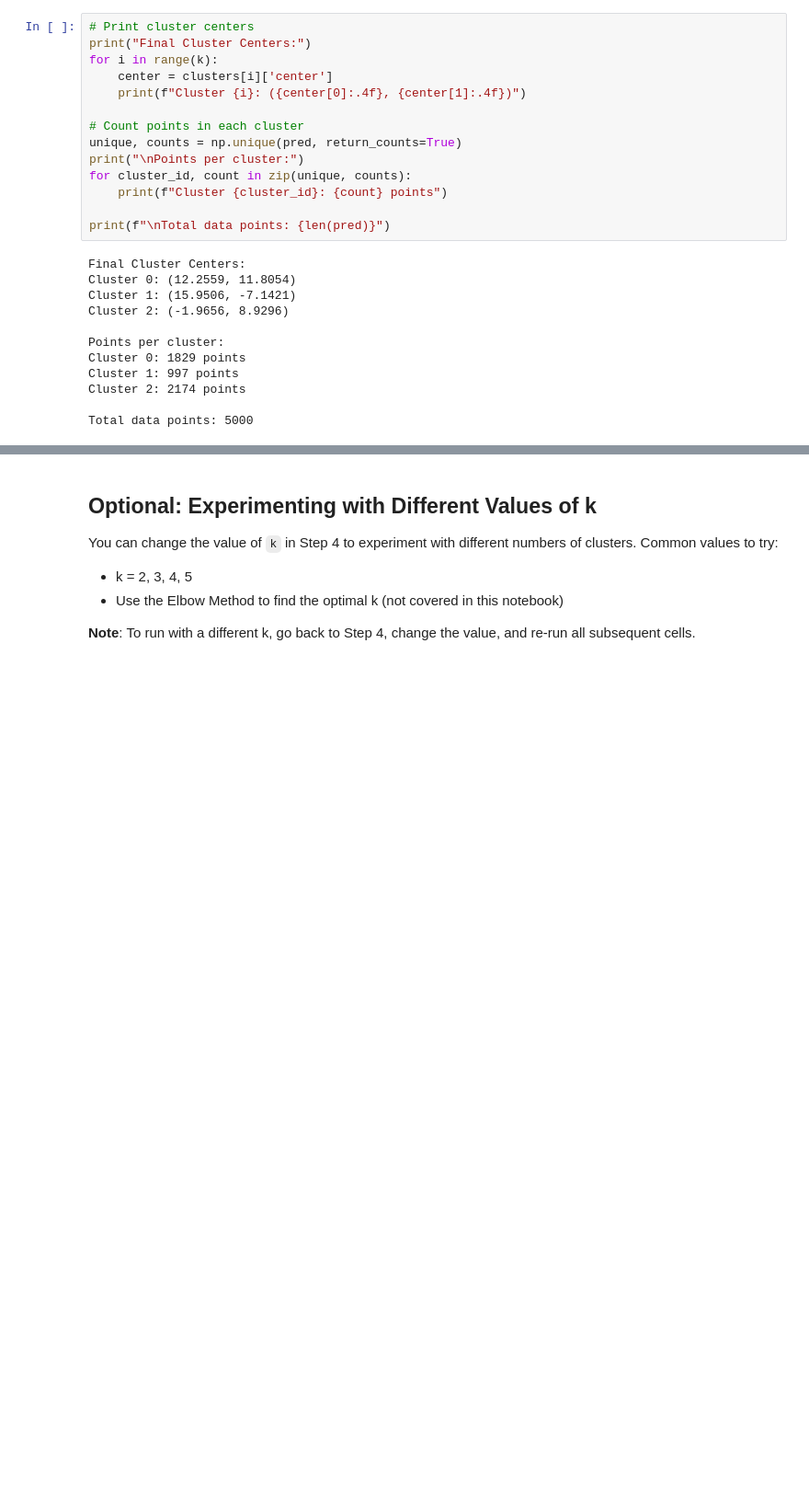
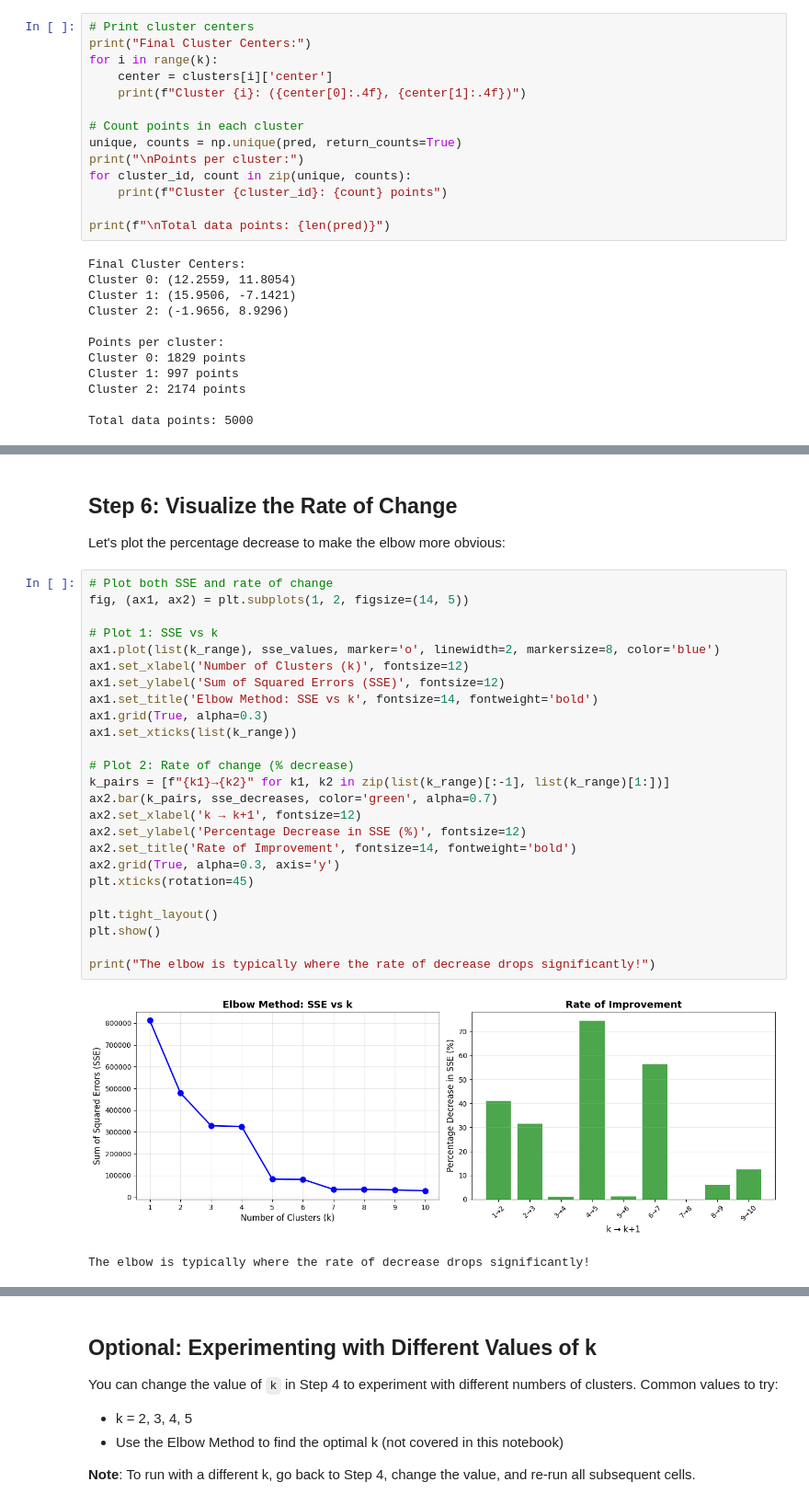
Before and after one commit to calvinberndt/project2_kmeans, a Jupyter notebook: kmeans_clustering.ipynb, the cells around one changed output, grey strips where cells are left out. Shown at 92% size. Saved outputs shown, nothing was run; the diff lists cells and outputs as text; blank space fills up the shorter version.

```diff
--- a/kmeans_clustering.ipynb
+++ b/kmeans_clustering.ipynb
@@ -336,0 +623,32 @@ Total data points: 5000
+# %% [markdown]
+## Step 6: Visualize the Rate of Change
+
+Let's plot the percentage decrease to make the elbow more obvious:
+# %%
+# Plot both SSE and rate of change
+fig, (ax1, ax2) = plt.subplots(1, 2, figsize=(14, 5))
+
+# Plot 1: SSE vs k
+ax1.plot(list(k_range), sse_values, marker='o', linewidth=2, markersize=8, color='blue')
+ax1.set_xlabel('Number of Clusters (k)', fontsize=12)
+ax1.set_ylabel('Sum of Squared Errors (SSE)', fontsize=12)
+ax1.set_title('Elbow Method: SSE vs k', fontsize=14, fontweight='bold')
+ax1.grid(True, alpha=0.3)
+ax1.set_xticks(list(k_range))
+
+# Plot 2: Rate of change (% decrease)
+k_pairs = [f"{k1}→{k2}" for k1, k2 in zip(list(k_range)[:-1], list(k_range)[1:])]
+ax2.bar(k_pairs, sse_decreases, color='green', alpha=0.7)
+ax2.set_xlabel('k → k+1', fontsize=12)
+ax2.set_ylabel('Percentage Decrease in SSE (%)', fontsize=12)
+ax2.set_title('Rate of Improvement', fontsize=14, fontweight='bold')
+ax2.grid(True, alpha=0.3, axis='y')
+plt.xticks(rotation=45)
+
+plt.tight_layout()
+plt.show()
+
+print("The elbow is typically where the rate of decrease drops significantly!")
+# %% [output]
+[figure, added]
+The elbow is typically where the rate of decrease drops significantly!
```
Also changed, not shown: parts of 14 cells of this notebook.
